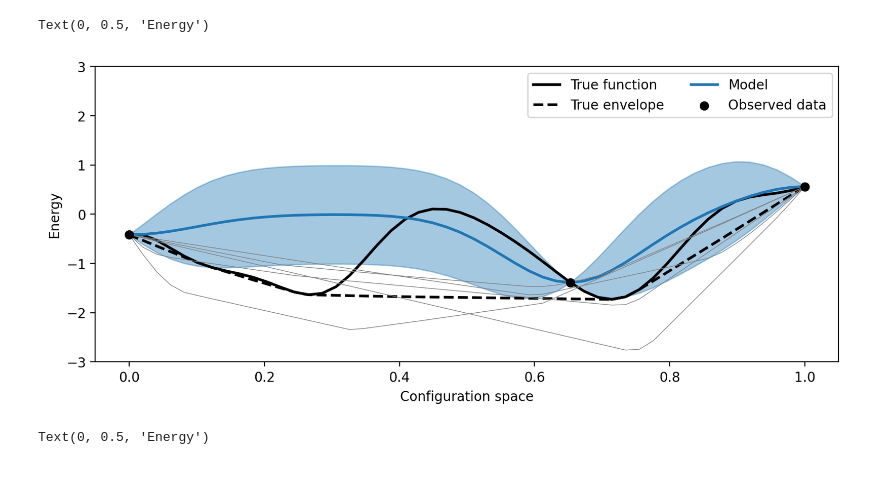
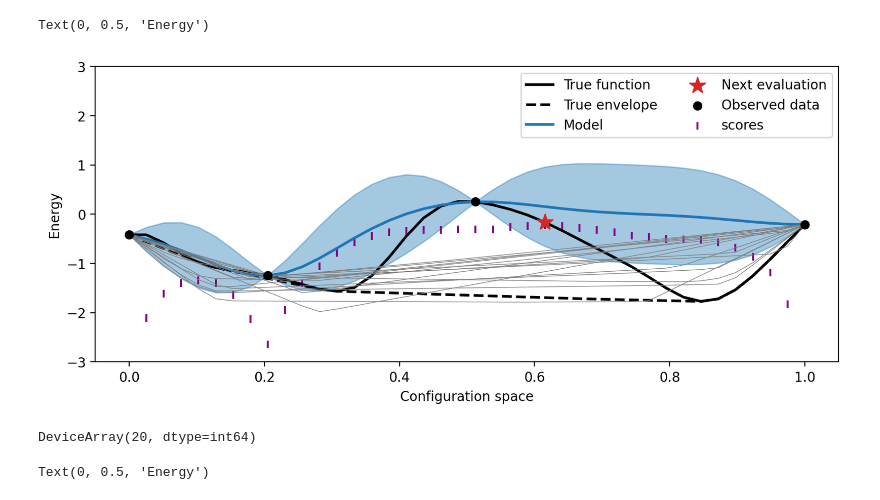
Before and after one commit to PrincetonLIPS/active-phase-mapping, a Jupyter notebook: notebooks/convex_envelopes_clean.ipynb, the cells around one changed output. Cells and saved outputs as stored; diff of their text form; code cells hidden in the pictures.

```diff
--- a/notebooks/convex_envelopes_clean.ipynb
+++ b/notebooks/convex_envelopes_clean.ipynb
@@ -66,7 +67,7 @@ npr.seed(2)
 ls = 0.1
 
 # Number of points to discretize the space into
-knot_N = 50
+knot_N = 40
 # grid to discretize design space into
 knot_x = np.linspace(0, 1, knot_N)
 
@@ -78,6 +79,8 @@ knot_cK = spla.cholesky(knot_K)
 
 # Form the true function of interest at knot_N number of points
 true_y = knot_cK.T @ npr.randn(knot_N)
+# compute envelope based on true function
+true_envelope = convelope(knot_x, true_y)
 
 # Let's imagine that we start out by observing the two end points.
 train_x = np.array([knot_x[0], knot_x[-1]])
@@ -268,2 +391,2 @@ true_envelope = convelope(knot_x, true_y)
 # %%
-next_x, scores = get_next_candidate(data, knot_x, rng_key, T=20, J=40)
+%time next_x, scores = get_next_candidate(data, knot_x, rng_key, T=50, J=50)
@@ -273,0 +400,5 @@ DeviceArray(15, dtype=int64)
+# %%
+train_x = np.concatenate([train_x, np.array([knot_x[next_x]])])
+train_y = np.concatenate([train_y, np.array([true_y[next_x]])])
+pred_mean, pred_cov, pred_cK, pred_Y, envelopes = update_model((train_x, train_y), knot_N) # this is just for plotting...
+%time next_x, scores = get_next_candidate(data, knot_x, rng_key, T=50, J=50)
@@ -274,23 +408,28 @@ DeviceArray(15, dtype=int64)
 # %%
 plt.figure(figsize=(10,4))
 
-
-
+# Plot true function, convex hull, and GP model mean + uncertainty
 plt.plot(knot_x, true_y, "k", lw=2, label="True function")
 plt.plot(knot_x, true_envelope.T, ls="dashed", label="True envelope", lw=2, c="k")
-plt.plot(knot_x, pred_mean, 'b-', lw=2, c="tab:blue", label="Model")
+plt.plot(knot_x, pred_mean, lw=2, c="tab:blue", label="Model")
 y_err = np.sqrt(np.diag(pred_cov))
 plt.fill_between(knot_x, pred_mean - y_err, pred_mean + y_err, alpha=0.4, color="tab:blue")
-#plt.plot(knot_x, pred_Y[:,:10], 'tab:blue', lw=0.5)
-plt.plot(knot_x, envelopes[:5,:].T, lw=0.5, c="gray")
+# Plot convex hulls of posterior samples
+plt.plot(knot_x, envelopes[:15,:].T, lw=0.5, c="gray")
 
-
+# Plot data / next evaluation
+plt.scatter(knot_x[next_x], true_y[next_x], marker="*", color="tab:red", zorder=5, sizes=[150], label="Next evaluation")
 plt.scatter(train_x, train_y, label="Observed data", c="k", zorder=5)
 #plt.scatter(knot_x[1], true_y[1], marker="x", color="tab:red", zorder=5)
 
-plt.ylim(-3,3)
-plt.legend(ncol=2)
-plt.xlabel("Configuration space"); plt.ylabel("Energy")
+# Plot the entropy estimates (i.e., -second term of EIG)
+plt.scatter(knot_x, scores, c="purple", marker="|", label="scores")
+
+plt.ylim(-3,3); plt.legend(ncol=2); plt.xlabel("Configuration space"); plt.ylabel("Energy")
 # %% [output]
 Text(0, 0.5, 'Energy')
-[figure, old version]
+[figure, new version]
+# %%
+next_x
+# %% [output]
+DeviceArray(20, dtype=int64)
```
Also changed, not shown: parts of 20 cells of this notebook, 1 other file.
